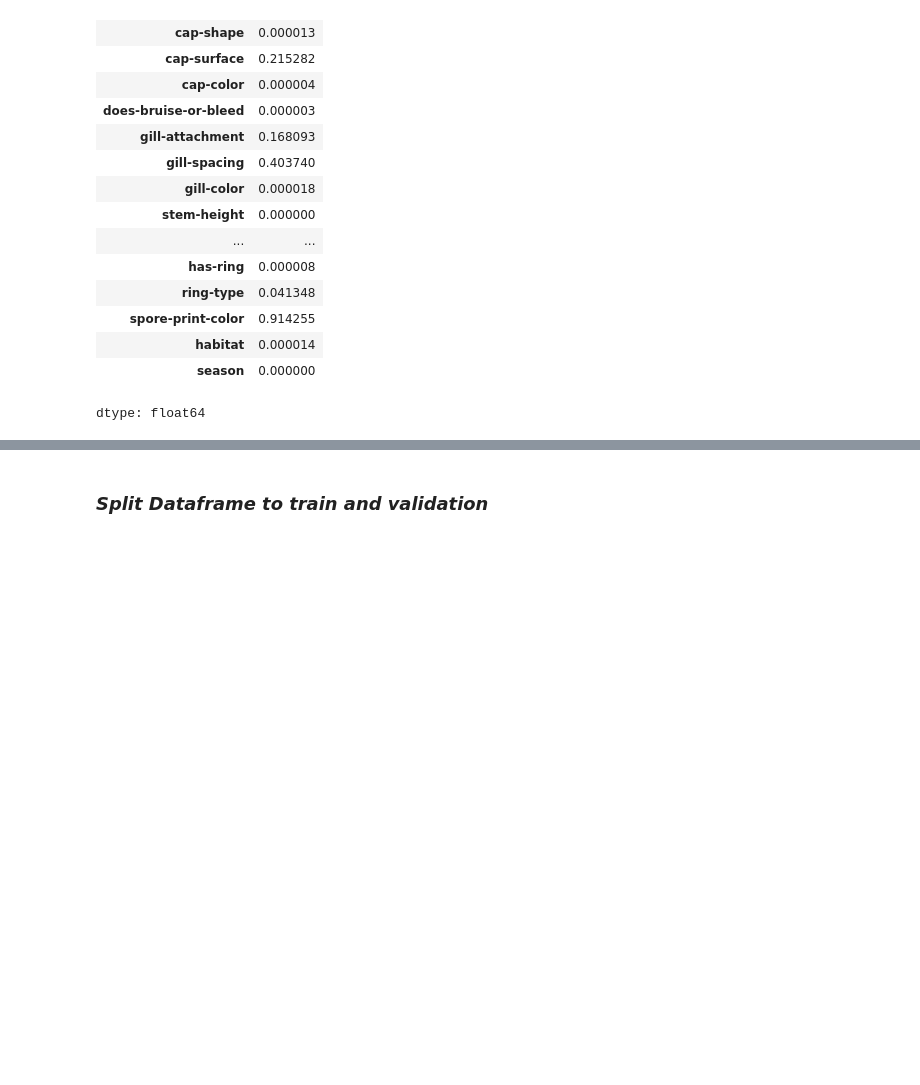
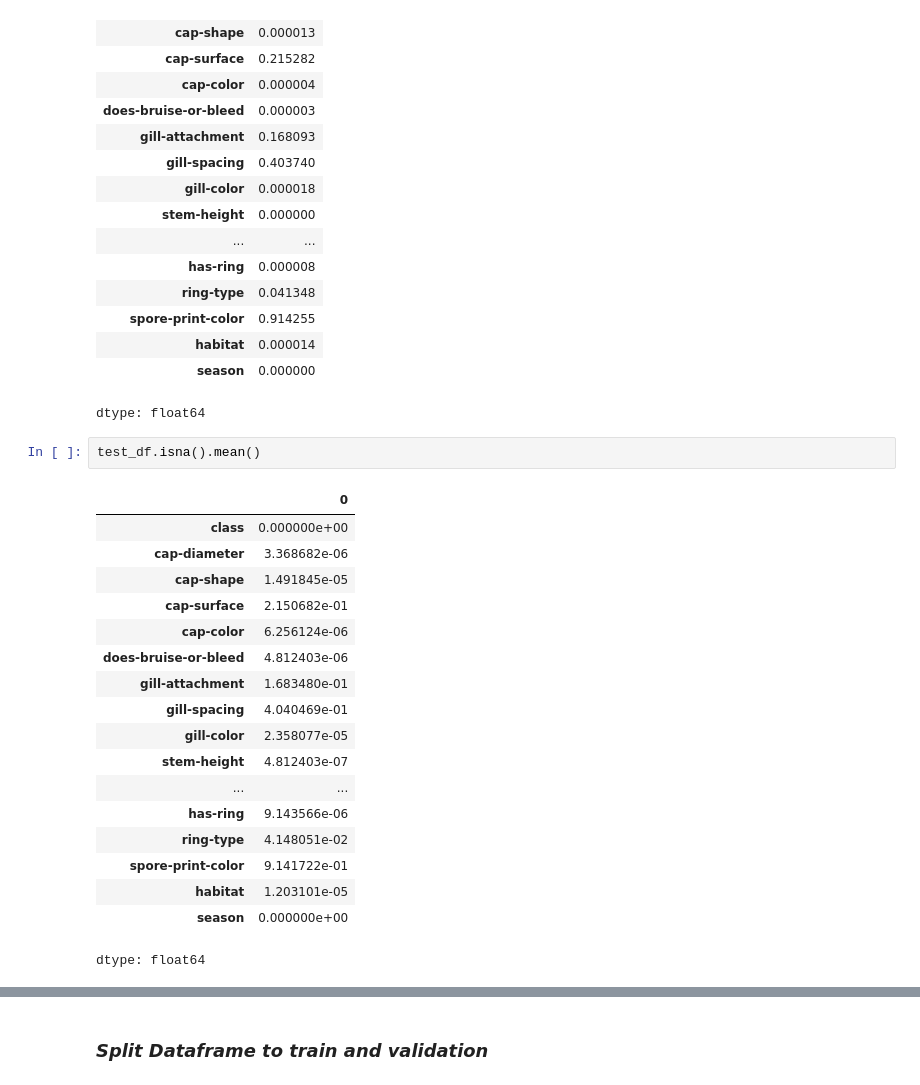
Before and after one commit to HoseinNekouei/PyTorch_Binary-Prediction-of-Poisonous-Mushrooms, a Jupyter notebook: Torch_binary_prediction_MLP.ipynb, the cells around one changed output, grey strips where cells are left out. Cells and saved outputs as stored; diff of their text form; blank space fills up the shorter version.

```diff
--- a/Torch_binary_prediction_MLP.ipynb
+++ b/Torch_binary_prediction_MLP.ipynb
@@ -109,4 +132,25 @@ train_df.isna().mean()
 | habitat | 0.000014 |
 | season | 0.000000 |
 dtype: float64
+# %%
+test_df.isna().mean()
+# %% [output]
+|  | 0 |
+| class | 0.000000e+00 |
+| cap-diameter | 3.368682e-06 |
+| cap-shape | 1.491845e-05 |
+| cap-surface | 2.150682e-01 |
+| cap-color | 6.256124e-06 |
+| does-bruise-or-bleed | 4.812403e-06 |
+| gill-attachment | 1.683480e-01 |
+| gill-spacing | 4.040469e-01 |
+| gill-color | 2.358077e-05 |
+| stem-height | 4.812403e-07 |
+| ... | ... |
+| has-ring | 9.143566e-06 |
+| ring-type | 4.148051e-02 |
+| spore-print-color | 9.141722e-01 |
+| habitat | 1.203101e-05 |
+| season | 0.000000e+00 |
+dtype: float64
 # %%
```
Also changed, not shown: parts of 28 cells of this notebook.
